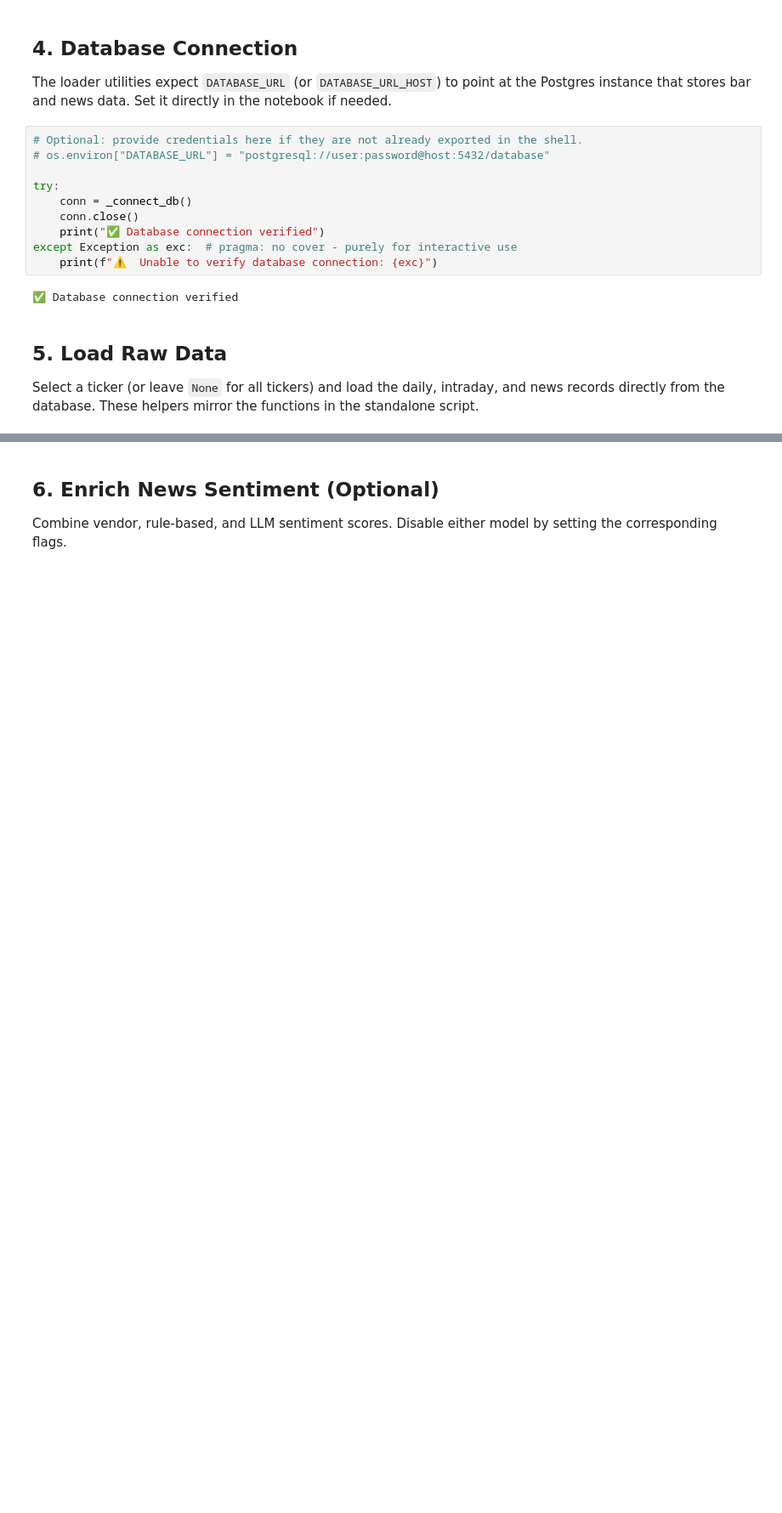
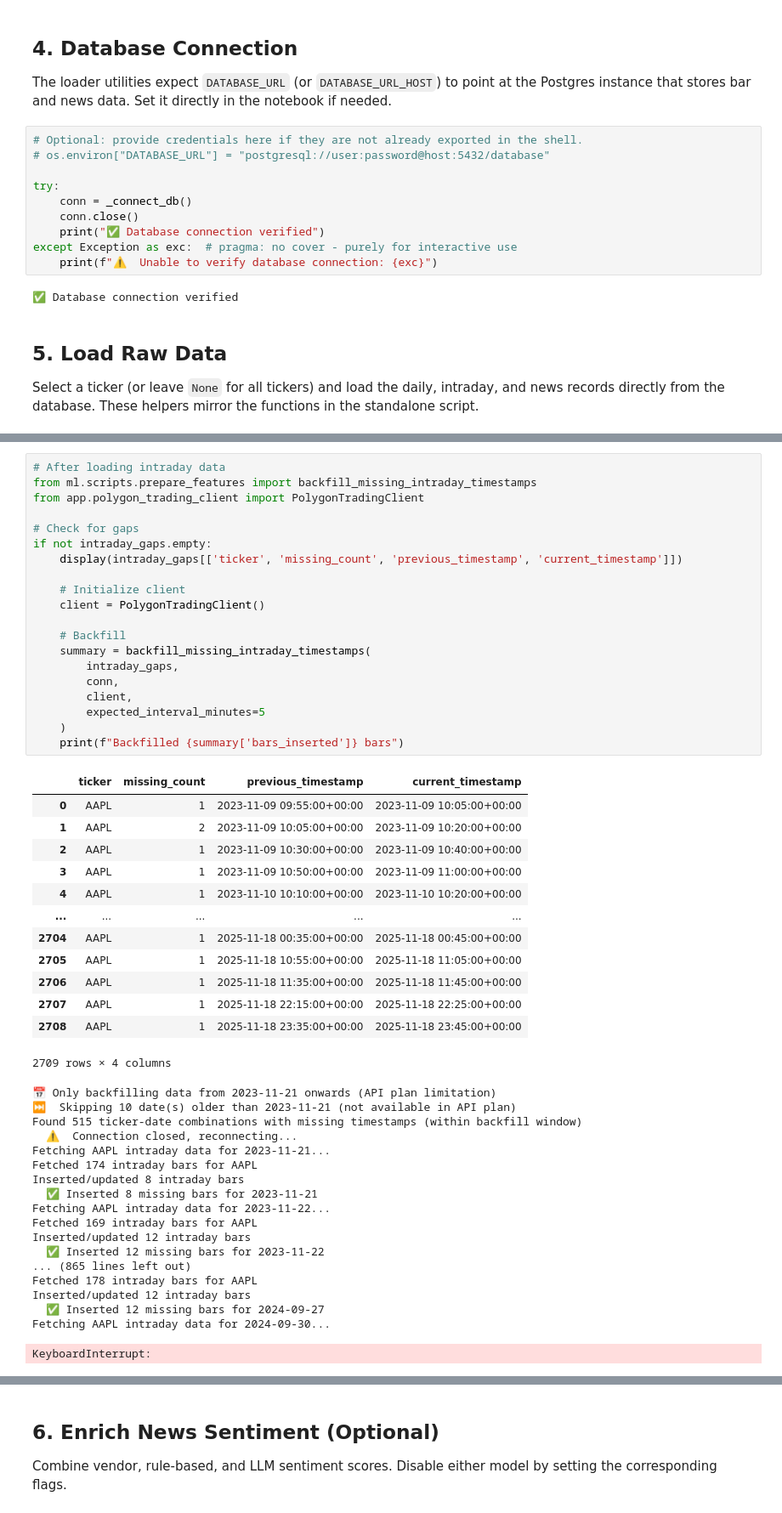
Before and after one commit to giangphuongtran/trading-pipeline, a Jupyter notebook: ml/notebooks/full_feature_pipeline.ipynb, the cells around one changed output, grey strips where cells are left out. Shown: that part at 85% size. Drawn from its saved outputs; the diff is of its cells as text; blank space fills up the shorter version.

```diff
--- a/ml/notebooks/full_feature_pipeline.ipynb
+++ b/ml/notebooks/full_feature_pipeline.ipynb
@@ -240,0 +208,52 @@ intraday_bars.iloc[370:390,]
+# %%
+# After loading intraday data
+from ml.scripts.prepare_features import backfill_missing_intraday_timestamps
+from app.polygon_trading_client import PolygonTradingClient
+
+# Check for gaps
+if not intraday_gaps.empty:
+    display(intraday_gaps[['ticker', 'missing_count', 'previous_timestamp', 'current_timestamp']])
+
+    # Initialize client
+    client = PolygonTradingClient()
+
+    # Backfill
+    summary = backfill_missing_intraday_timestamps(
+        intraday_gaps,
+        conn,
+        client,
+        expected_interval_minutes=5
+    )
+    print(f"Backfilled {summary['bars_inserted']} bars")
+# %% [output]
+|  | ticker | missing_count | previous_timestamp | current_timestamp |
+| 0 | AAPL | 1 | 2023-11-09 09:55:00+00:00 | 2023-11-09 10:05:00+00:00 |
+| 1 | AAPL | 2 | 2023-11-09 10:05:00+00:00 | 2023-11-09 10:20:00+00:00 |
+| 2 | AAPL | 1 | 2023-11-09 10:30:00+00:00 | 2023-11-09 10:40:00+00:00 |
+| 3 | AAPL | 1 | 2023-11-09 10:50:00+00:00 | 2023-11-09 11:00:00+00:00 |
+| 4 | AAPL | 1 | 2023-11-10 10:10:00+00:00 | 2023-11-10 10:20:00+00:00 |
+| ... | ... | ... | ... | ... |
+| 2704 | AAPL | 1 | 2025-11-18 00:35:00+00:00 | 2025-11-18 00:45:00+00:00 |
+| 2705 | AAPL | 1 | 2025-11-18 10:55:00+00:00 | 2025-11-18 11:05:00+00:00 |
+| 2706 | AAPL | 1 | 2025-11-18 11:35:00+00:00 | 2025-11-18 11:45:00+00:00 |
+| 2707 | AAPL | 1 | 2025-11-18 22:15:00+00:00 | 2025-11-18 22:25:00+00:00 |
+| 2708 | AAPL | 1 | 2025-11-18 23:35:00+00:00 | 2025-11-18 23:45:00+00:00 |
+2709 rows × 4 columns
+📅 Only backfilling data from 2023-11-21 onwards (API plan limitation)
+⏭️  Skipping 10 date(s) older than 2023-11-21 (not available in API plan)
+Found 515 ticker-date combinations with missing timestamps (within backfill window)
+  ⚠️  Connection closed, reconnecting...
+Fetching AAPL intraday data for 2023-11-21...
+Fetched 174 intraday bars for AAPL
+Inserted/updated 8 intraday bars
+  ✅ Inserted 8 missing bars for 2023-11-21
+Fetching AAPL intraday data for 2023-11-22...
+Fetched 169 intraday bars for AAPL
+Inserted/updated 12 intraday bars
+  ✅ Inserted 12 missing bars for 2023-11-22
+... (865 lines left out)
+Fetched 178 intraday bars for AAPL
+Inserted/updated 12 intraday bars
+  ✅ Inserted 12 missing bars for 2024-09-27
+Fetching AAPL intraday data for 2024-09-30...
+KeyboardInterrupt:
```
Also changed, not shown: parts of 10 cells of this notebook, 16 other files.
